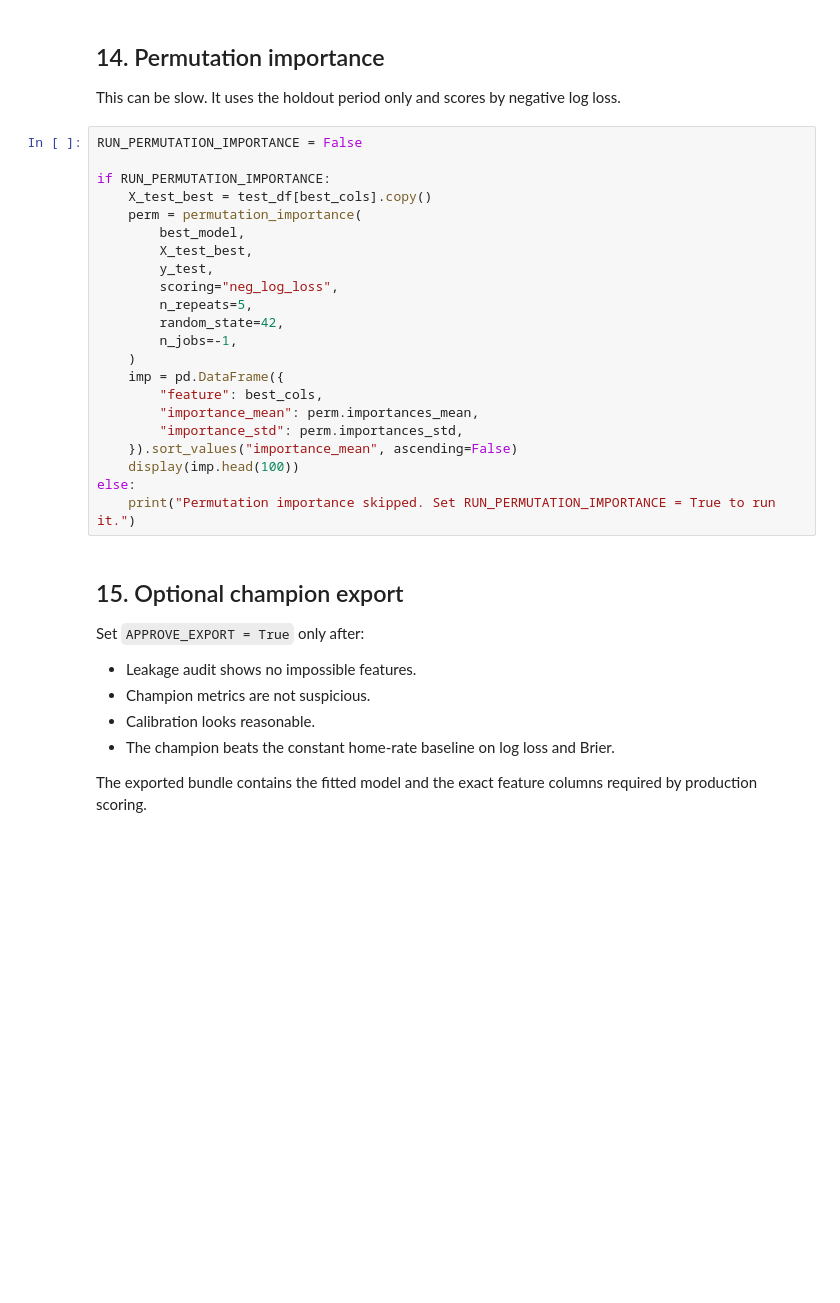
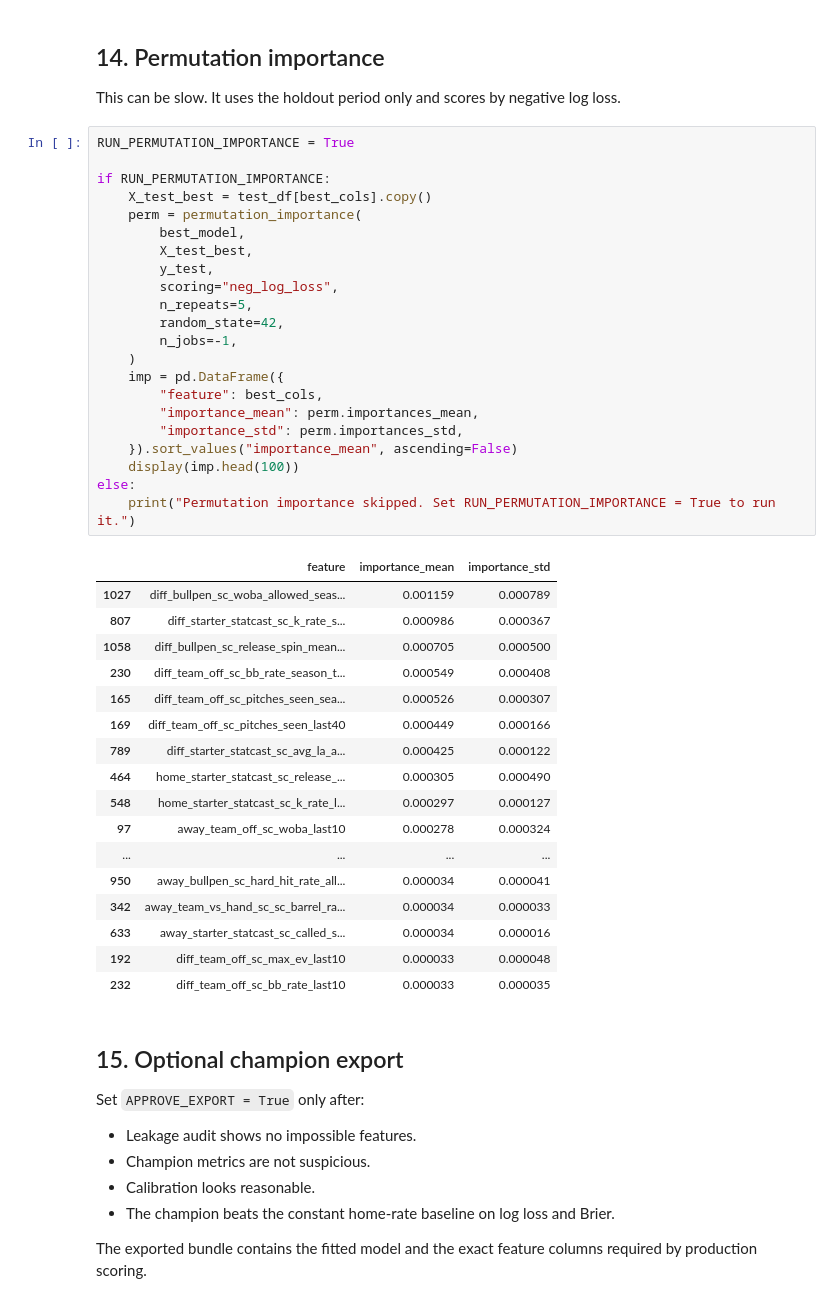
Before and after one commit to racurry1993/TetheredAI, a Jupyter notebook: MLB/mlb_betting_app/notebooks/09_mlb_leakage_safe_model_lab.ipynb, the cells around one changed output. Cells and saved outputs as stored; diff of their text form; blank space fills up the shorter version.

```diff
--- a/MLB/mlb_betting_app/notebooks/09_mlb_leakage_safe_model_lab.ipynb
+++ b/MLB/mlb_betting_app/notebooks/09_mlb_leakage_safe_model_lab.ipynb
@@ -763,27 +1652,45 @@ plt.show()
 
 This can be slow. It uses the holdout period only and scores by negative log loss.
 # %%
-RUN_PERMUTATION_IMPORTANCE = False
+RUN_PERMUTATION_IMPORTANCE = True
 
 if RUN_PERMUTATION_IMPORTANCE:
     X_test_best = test_df[best_cols].copy()
     perm = permutation_importance(
         best_model,
         X_test_best,
         y_test,
         scoring="neg_log_loss",
         n_repeats=5,
         random_state=42,
         n_jobs=-1,
     )
     imp = pd.DataFrame({
         "feature": best_cols,
         "importance_mean": perm.importances_mean,
         "importance_std": perm.importances_std,
     }).sort_values("importance_mean", ascending=False)
     display(imp.head(100))
 else:
     print("Permutation importance skipped. Set RUN_PERMUTATION_IMPORTANCE = True to run it.")
+# %% [output]
+|  | feature | importance_mean | importance_std |
+| 1027 | diff_bullpen_sc_woba_allowed_seas... | 0.001159 | 0.000789 |
+| 807 | diff_starter_statcast_sc_k_rate_s... | 0.000986 | 0.000367 |
+| 1058 | diff_bullpen_sc_release_spin_mean... | 0.000705 | 0.000500 |
+| 230 | diff_team_off_sc_bb_rate_season_t... | 0.000549 | 0.000408 |
+| 165 | diff_team_off_sc_pitches_seen_sea... | 0.000526 | 0.000307 |
+| 169 | diff_team_off_sc_pitches_seen_last40 | 0.000449 | 0.000166 |
+| 789 | diff_starter_statcast_sc_avg_la_a... | 0.000425 | 0.000122 |
+| 464 | home_starter_statcast_sc_release_... | 0.000305 | 0.000490 |
+| 548 | home_starter_statcast_sc_k_rate_l... | 0.000297 | 0.000127 |
+| 97 | away_team_off_sc_woba_last10 | 0.000278 | 0.000324 |
+| ... | ... | ... | ... |
+| 950 | away_bullpen_sc_hard_hit_rate_all... | 0.000034 | 0.000041 |
+| 342 | away_team_vs_hand_sc_sc_barrel_ra... | 0.000034 | 0.000033 |
+| 633 | away_starter_statcast_sc_called_s... | 0.000034 | 0.000016 |
+| 192 | diff_team_off_sc_max_ev_last10 | 0.000033 | 0.000048 |
+| 232 | diff_team_off_sc_bb_rate_last10 | 0.000033 | 0.000035 |
 # %% [markdown]
 ## 15. Optional champion export
 
```
Also changed, not shown: parts of 25 cells of this notebook, 7 other files.
